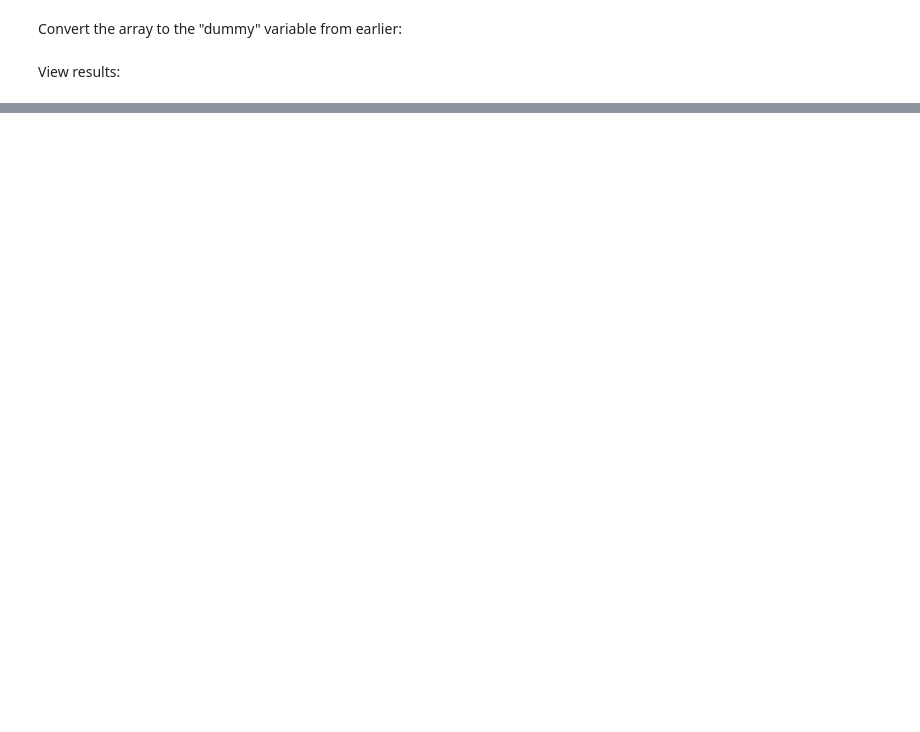
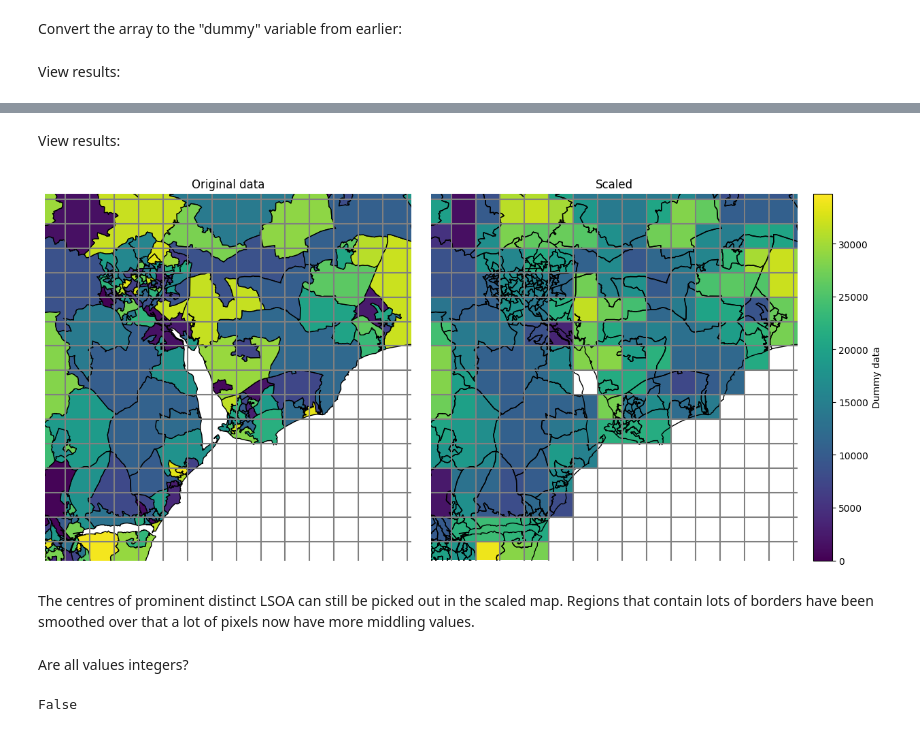
Before and after one commit to samuel-book/geography_data, a Jupyter notebook: geojson/rasterise_geojson.ipynb, the cells around one changed output, grey strips where cells are left out. Cells and saved outputs as stored; diff of their text form; code cells hidden in the pictures; blank space fills up the shorter version.

```diff
--- a/geojson/rasterise_geojson.ipynb
+++ b/geojson/rasterise_geojson.ipynb
@@ -384,0 +351,35 @@ plt.show()
+# %%
+raster_arr_share = np.full(raster_rasterio.shape, np.NaN)
+
+for i in df_props.index:
+    xi = i // raster_arr_share.shape[0]
+    yi = i % raster_arr_share.shape[0]
+    # Check that enough area is covered:
+    total_area_covered = df_props.loc[i, 'area_total'] / area_each_pixel
+    # If enough area covered, update the pixel value:
+    if total_area_covered >= (1.0 / 3.0):
+        # Pick out the LSOAs in this pixel and the proportion they take up:
+        lsoas_here = df_props.loc[i, 'FID']
+        props_here = df_props.loc[i, 'area_prop']
+        # Pick out the data for these LSOAs:
+        vals_here =  gdf.loc[lsoas_here, 'dummy']
+        # Scale data by proportions and sum:
+        val = np.sum(vals_here * props_here)
+        # Update array:
+        raster_arr_share[yi, xi] = val
+# %% [markdown]
+View results:
+# %%
+plot_geojson_vs_raster(gdf, raster_arr_share, extent, xlim_exe, ylim_exe, x_mids, y_mids, title_right='Scaled')
+# %% [output]
+[figure, added]
+# %% [markdown]
+The centres of prominent distinct LSOA can still be picked out in the scaled map. Regions that contain lots of borders have been smoothed over that a lot of pixels now have more middling values.
+# %% [markdown]
+Are all values integers?
+# %%
+mask = ~np.isnan(raster_arr_share)
+
+(raster_arr_share[mask] == raster_arr_share[mask].astype(int)).all()
+# %% [output]
+False
```
Also changed, not shown: parts of 63 cells of this notebook.
